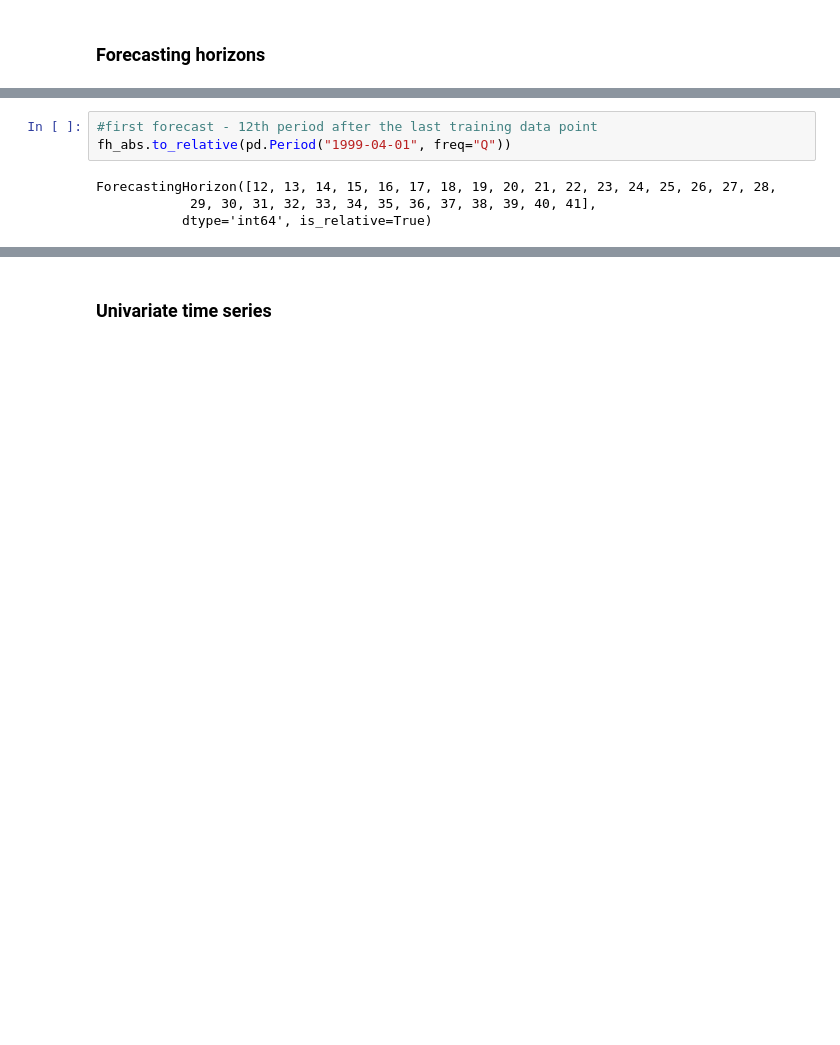
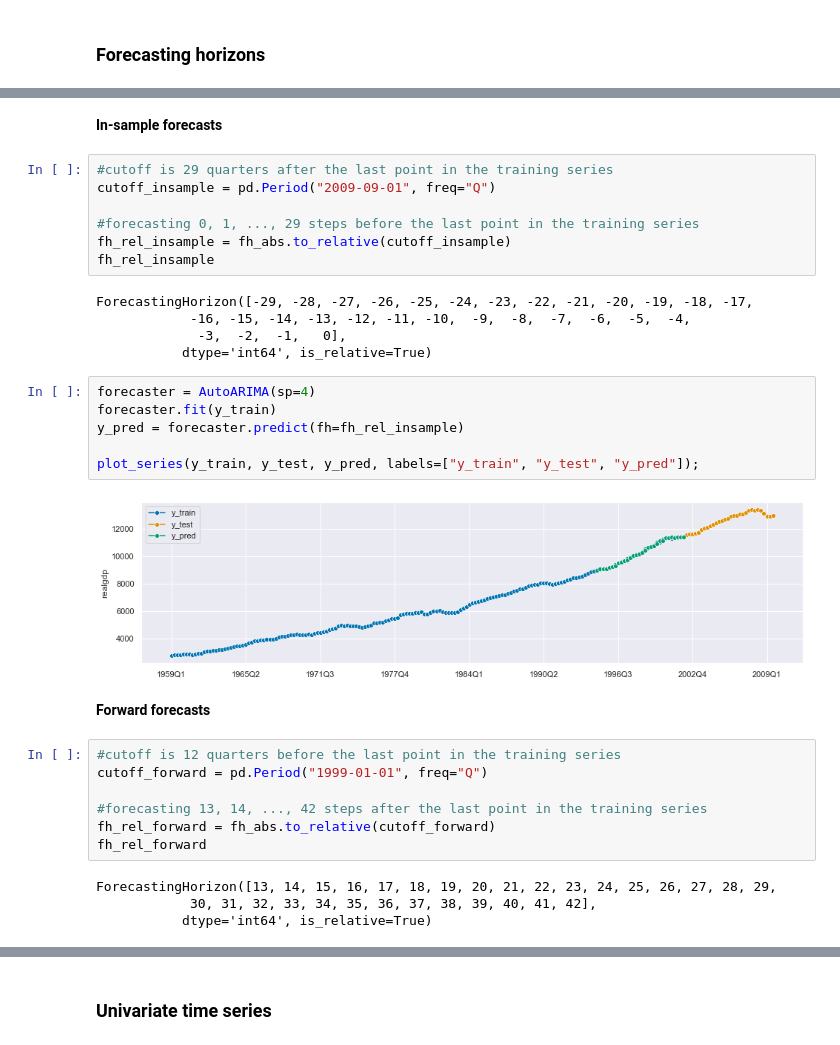
Before and after one commit to joanlenczuk/sktime_article, a Jupyter notebook: Sktime overview.ipynb, the cells around one changed output, grey strips where cells are left out. Cells and saved outputs as stored; diff of their text form; blank space fills up the shorter version.

```diff
--- a/Sktime overview.ipynb
+++ b/Sktime overview.ipynb
@@ -122,7 +147,35 @@ ForecastingHorizon([-8, -7, -6, -5, -4, -3, -2, -1,  0,  1,  2,  3,  4,  5,  6,
+# %% [markdown]
+**In-sample forecasts**
+# %%
+#cutoff is 29 quarters after the last point in the training series
+cutoff_insample = pd.Period("2009-09-01", freq="Q")
+
+#forecasting 0, 1, ..., 29 steps before the last point in the training series
+fh_rel_insample = fh_abs.to_relative(cutoff_insample)
+fh_rel_insample
+# %% [output]
+ForecastingHorizon([-29, -28, -27, -26, -25, -24, -23, -22, -21, -20, -19, -18, -17,
+            -16, -15, -14, -13, -12, -11, -10,  -9,  -8,  -7,  -6,  -5,  -4,
+             -3,  -2,  -1,   0],
+           dtype='int64', is_relative=True)
+# %%
+forecaster = AutoARIMA(sp=4)
+forecaster.fit(y_train)
+y_pred = forecaster.predict(fh=fh_rel_insample)
+
+plot_series(y_train, y_test, y_pred, labels=["y_train", "y_test", "y_pred"]);
+# %% [output]
+[figure, added]
+# %% [markdown]
+**Forward forecasts**
 # %%
-#first forecast - 12th period after the last training data point
-fh_abs.to_relative(pd.Period("1999-04-01", freq="Q"))
+#cutoff is 12 quarters before the last point in the training series
+cutoff_forward = pd.Period("1999-01-01", freq="Q")
+
+#forecasting 13, 14, ..., 42 steps after the last point in the training series
+fh_rel_forward = fh_abs.to_relative(cutoff_forward)
+fh_rel_forward
 # %% [output]
-ForecastingHorizon([12, 13, 14, 15, 16, 17, 18, 19, 20, 21, 22, 23, 24, 25, 26, 27, 28,
-            29, 30, 31, 32, 33, 34, 35, 36, 37, 38, 39, 40, 41],
+ForecastingHorizon([13, 14, 15, 16, 17, 18, 19, 20, 21, 22, 23, 24, 25, 26, 27, 28, 29,
+            30, 31, 32, 33, 34, 35, 36, 37, 38, 39, 40, 41, 42],
            dtype='int64', is_relative=True)
```
Also changed, not shown: parts of 87 cells of this notebook.
